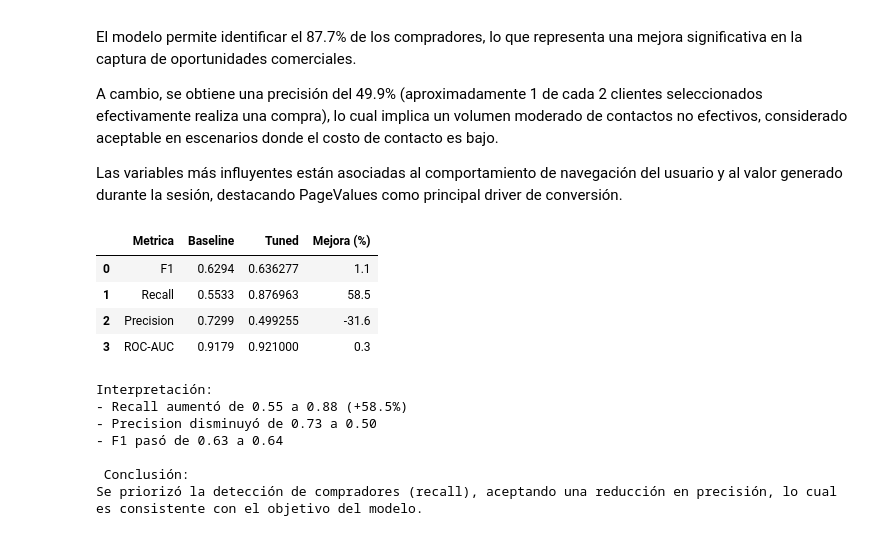
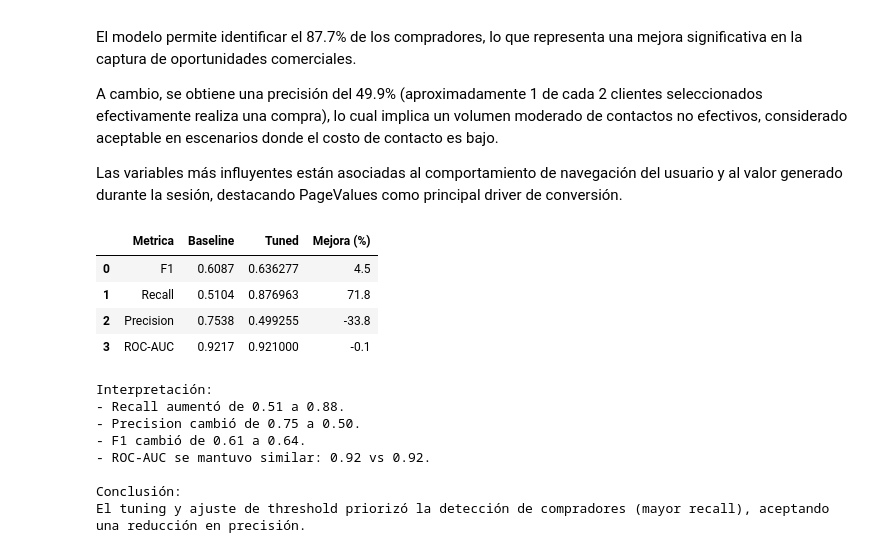
Before and after one commit to pucp-datanalytics/dp261-g4, a Jupyter notebook: notebooks/12_hyperparam_tuning.ipynb, the cells around one changed output. Drawn from its saved outputs; the diff is of its cells as text; code cells hidden in the pictures.

Commit message:
Fix tuned model comparison and update notebook comments

```diff
--- a/notebooks/12_hyperparam_tuning.ipynb
+++ b/notebooks/12_hyperparam_tuning.ipynb
@@ -468,75 +466,62 @@ display(comparison)
 import pandas as pd
 from sklearn.metrics import f1_score, recall_score, precision_score, roc_auc_score
 
-# ------------------------------------------------------------
-# Baseline (Sprint 3 - Random Forest)
-# Fuente: 11_model_comparison.ipynb
-# ------------------------------------------------------------
+# Baseline Random Forest evaluado en TEST
 baseline = {
-    "F1": 0.6294,
-    "Recall": 0.5533,
-    "Precision": 0.7299,
-    "ROC-AUC": 0.9179
+    "F1": 0.6087,
+    "Recall": 0.5104,
+    "Precision": 0.7538,
+    "ROC-AUC": 0.9217
 }
 
-# ------------------------------------------------------------
-# Tuned (modelo actual - threshold ajustado)
-# ------------------------------------------------------------
+# Tuned model con threshold ajustado
 THRESHOLD = 0.25
 
 y_proba = best_model.predict_proba(X_test)[:, 1]
 y_pred = (y_proba >= THRESHOLD).astype(int)
 
 tuned = {
     "F1": f1_score(y_test, y_pred),
     "Recall": recall_score(y_test, y_pred),
     "Precision": precision_score(y_test, y_pred),
     "ROC-AUC": roc_auc_score(y_test, y_proba)
 }
 
-# ------------------------------------------------------------
-# Comparación
-# ------------------------------------------------------------
 comparison = pd.DataFrame({
     "Metrica": baseline.keys(),
     "Baseline": baseline.values(),
     "Tuned": tuned.values()
 })
 
 comparison["Mejora (%)"] = (
     (comparison["Tuned"] - comparison["Baseline"]) /
     comparison["Baseline"] * 100
 ).round(1)
 
 display(comparison)
 
+print("\nInterpretación:")
+print(f"- Recall aumentó de {baseline['Recall']:.2f} a {tuned['Recall']:.2f}.")
+print(f"- Precision cambió de {baseline['Precision']:.2f} a {tuned['Precision']:.2f}.")
+print(f"- F1 cambió de {baseline['F1']:.2f} a {tuned['F1']:.2f}.")
+print(f"- ROC-AUC se mantuvo similar: {baseline['ROC-AUC']:.2f} vs {tuned['ROC-AUC']:.2f}.")
 
-# ------------------------------------------------------------
-# Interpretación
-# ------------------------------------------------------------
-print("\nInterpretación:")
-
-print(f"- Recall aumentó de {baseline['Recall']:.2f} a {tuned['Recall']:.2f} "
-      f"(+{comparison.loc[comparison['Metrica']=='Recall','Mejora (%)'].values[0]}%)")
-
-print(f"- Precision disminuyó de {baseline['Precision']:.2f} a {tuned['Precision']:.2f}")
-
-print(f"- F1 pasó de {baseline['F1']:.2f} a {tuned['F1']:.2f}")
-
-print("\n Conclusión:")
-print("Se priorizó la detección de compradores (recall), "
-      "aceptando una reducción en precisión, lo cual es consistente "
-      "con el objetivo del modelo.")
+print("\nConclusión:")
+print(
+    "El tuning y ajuste de threshold priorizó la detección de compradores "
+    "(mayor recall), aceptando una reducción en precisión."
+)
 # %% [output]
 |  | Metrica | Baseline | Tuned | Mejora (%) |
-| 0 | F1 | 0.6294 | 0.636277 | 1.1 |
-| 1 | Recall | 0.5533 | 0.876963 | 58.5 |
-| 2 | Precision | 0.7299 | 0.499255 | -31.6 |
-| 3 | ROC-AUC | 0.9179 | 0.921000 | 0.3 |
+| 0 | F1 | 0.6087 | 0.636277 | 4.5 |
+| 1 | Recall | 0.5104 | 0.876963 | 71.8 |
+| 2 | Precision | 0.7538 | 0.499255 | -33.8 |
+| 3 | ROC-AUC | 0.9217 | 0.921000 | -0.1 |
 Interpretación:
-- Recall aumentó de 0.55 a 0.88 (+58.5%)
-- Precision disminuyó de 0.73 a 0.50
-- F1 pasó de 0.63 a 0.64
+- Recall aumentó de 0.51 a 0.88.
+- Precision cambió de 0.75 a 0.50.
+- F1 cambió de 0.61 a 0.64.
+- ROC-AUC se mantuvo similar: 0.92 vs 0.92.
 
- Conclusión:
-Se priorizó la detección de compradores (recall), aceptando una reducción en precisión, lo cual es consistente con el objetivo del modelo.
+Conclusión:
+El tuning y ajuste de threshold priorizó la detección de compradores (mayor recall), aceptando una reducción en precisión.
```
Also changed, not shown: parts of 3 cells of this notebook, 1 other file.
